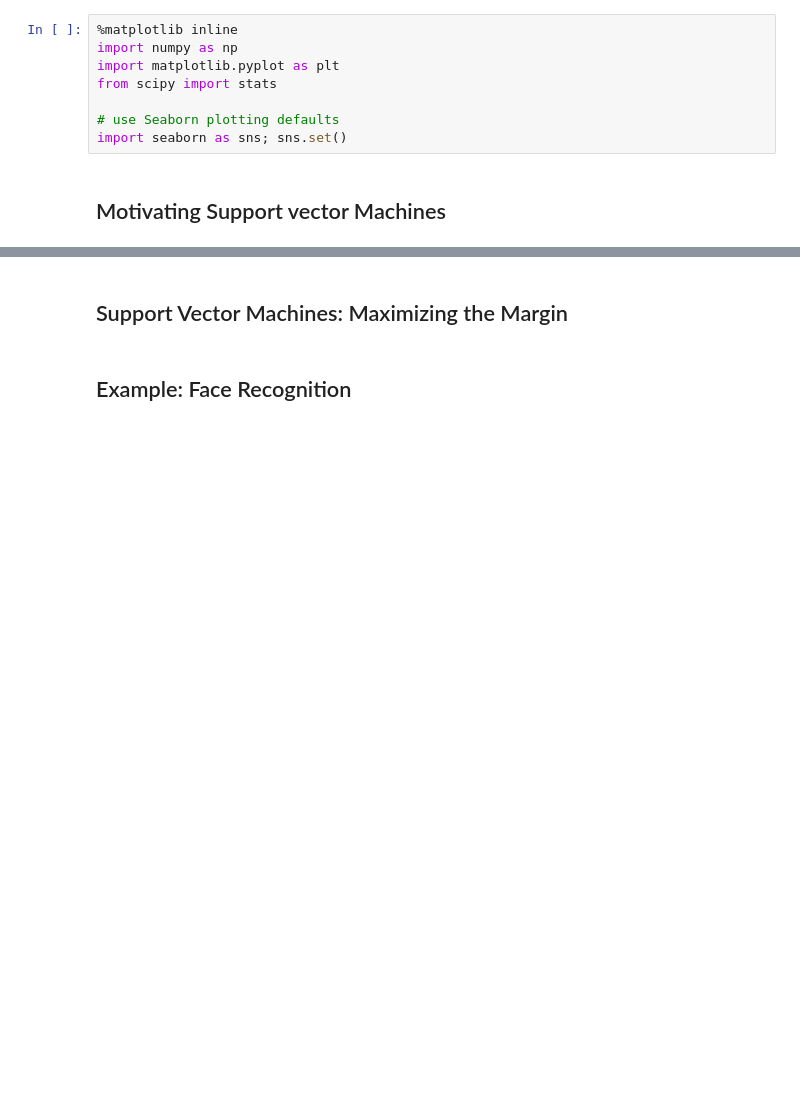
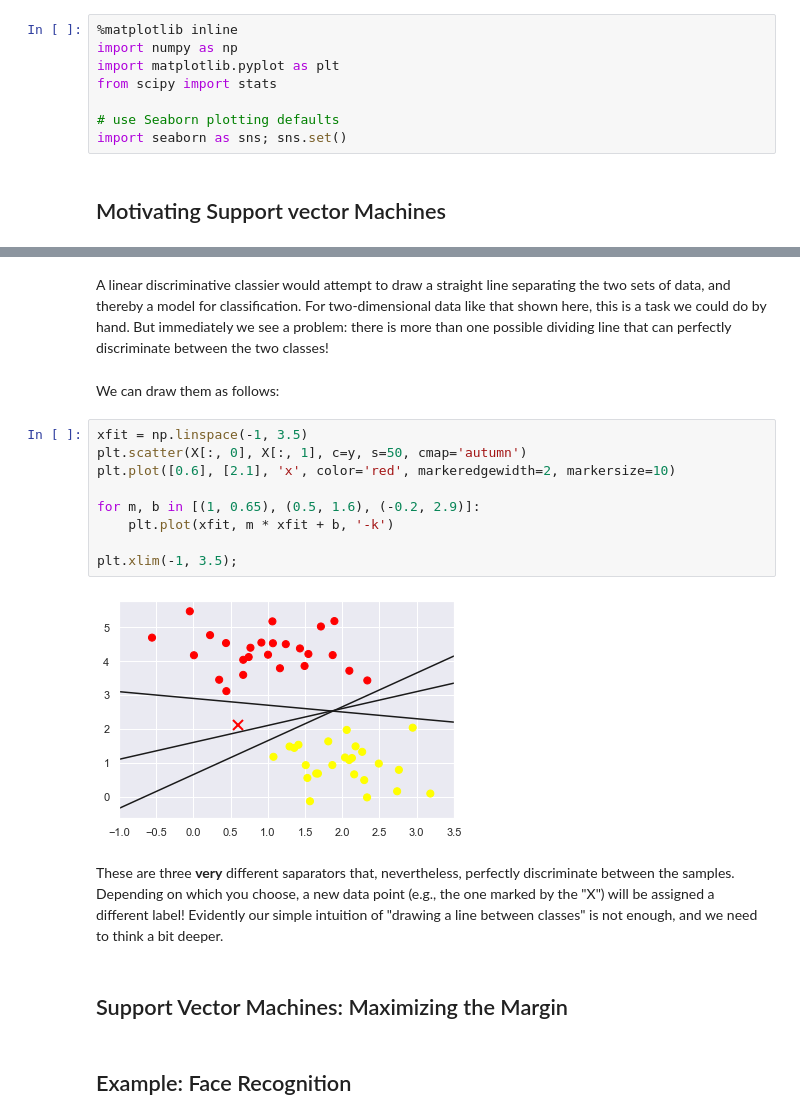
Before and after one commit to UlrikeBoehm/PythonDataScience, a Jupyter notebook: 05_MachineLearning/7_InDepth_Support_VectorMacines.ipynb, the cells around one changed output, grey strips where cells are left out. Drawn from its saved outputs; the diff is of its cells as text; blank space fills up the shorter version.

```diff
--- a/05_MachineLearning/7_InDepth_Support_VectorMacines.ipynb
+++ b/05_MachineLearning/7_InDepth_Support_VectorMacines.ipynb
@@ -17,3 +28,20 @@ import seaborn as sns; sns.set()
+# %% [markdown]
+A linear discriminative classier would attempt to draw a straight line separating the two sets of data, and thereby a model for classification. For two-dimensional data like that shown here, this is a task we could do by hand. But immediately we see a problem: there is more than one possible dividing line that can perfectly discriminate between the two classes!
+# %% [markdown]
+We can draw them as follows:
+# %%
+xfit = np.linspace(-1, 3.5)
+plt.scatter(X[:, 0], X[:, 1], c=y, s=50, cmap='autumn')
+plt.plot([0.6], [2.1], 'x', color='red', markeredgewidth=2, markersize=10)
+
+for m, b in [(1, 0.65), (0.5, 1.6), (-0.2, 2.9)]:
+    plt.plot(xfit, m * xfit + b, '-k')
+
+plt.xlim(-1, 3.5);
+# %% [output]
+[figure, added]
+# %% [markdown]
+These are three **very** different saparators that, nevertheless, perfectly discriminate between the samples. Depending on which you choose, a new data point (e.g., the one marked by the "X") will be assigned a different label! Evidently our simple intuition of "drawing a line between classes" is not enough, and we need to think a bit deeper.
 # %% [markdown]
 ## Support Vector Machines: Maximizing the Margin
 # %% [markdown]
```
Also changed, not shown: parts of 5 cells of this notebook.
